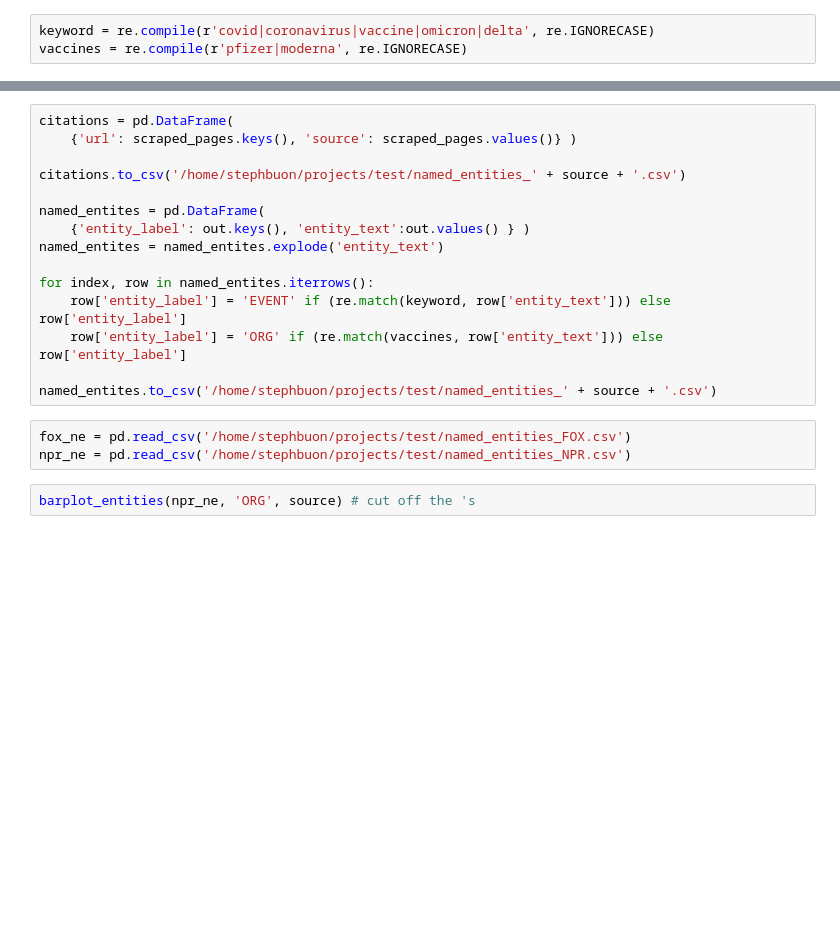
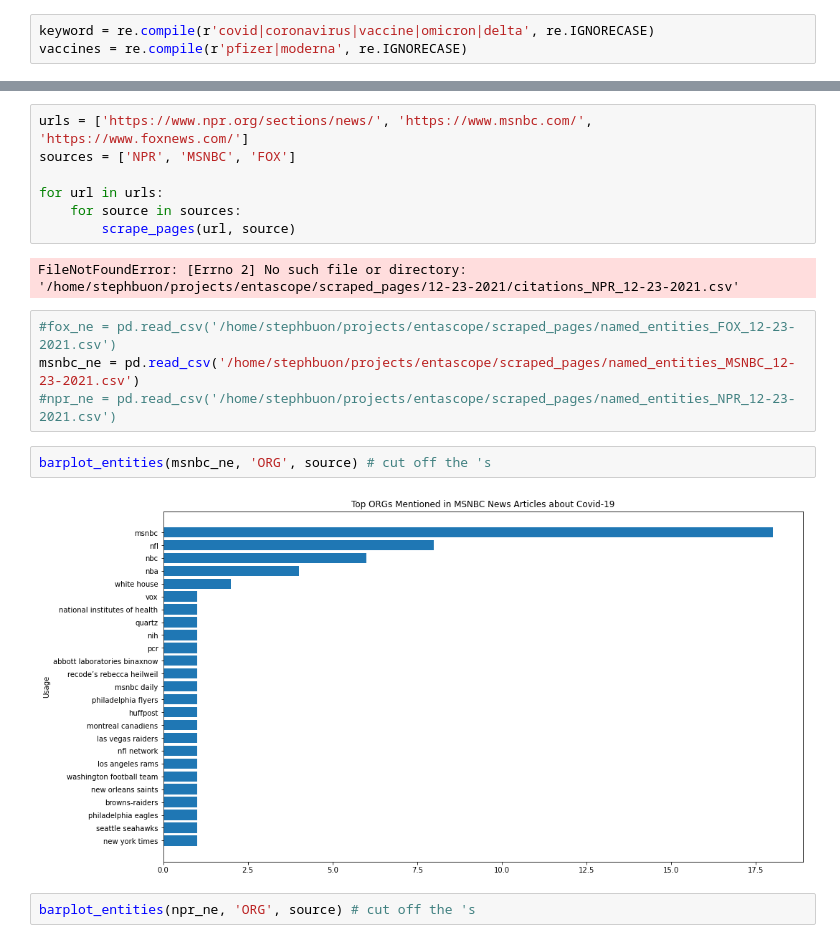
Before and after one commit to stephbuon/entascope, a Jupyter notebook: t.ipynb, the cells around one changed output, grey strips where cells are left out. Saved outputs shown, nothing was run; the diff lists cells and outputs as text; blank space fills up the shorter version.

Commit message:
bettered the data export file hierarhy

```diff
--- a/t.ipynb
+++ b/t.ipynb
@@ -121,21 +145,20 @@ for link in initial_page.findAll('a'):
-# %%
-citations = pd.DataFrame(
-    {'url': scraped_pages.keys(), 'source': scraped_pages.values()} )
-
-citations.to_csv('/home/stephbuon/projects/test/named_entities_' + source + '.csv')
-
-named_entites = pd.DataFrame(
-    {'entity_label': out.keys(), 'entity_text':out.values() } )
-named_entites = named_entites.explode('entity_text')
-
-for index, row in named_entites.iterrows():
-    row['entity_label'] = 'EVENT' if (re.match(keyword, row['entity_text'])) else row['entity_label']
-    row['entity_label'] = 'ORG' if (re.match(vaccines, row['entity_text'])) else row['entity_label']
-
-named_entites.to_csv('/home/stephbuon/projects/test/named_entities_' + source + '.csv')
+# %%
+urls = ['https://www.npr.org/sections/news/', 'https://www.msnbc.com/', 'https://www.foxnews.com/']
+sources = ['NPR', 'MSNBC', 'FOX']
+
+for url in urls:
+    for source in sources:
+        scrape_pages(url, source)
+# %% [output]
+FileNotFoundError: [Errno 2] No such file or directory: '/home/stephbuon/projects/entascope/scraped_pages/12-23-2021/citations_NPR_12-23-2021.csv'
 # %%
-fox_ne = pd.read_csv('/home/stephbuon/projects/test/named_entities_FOX.csv')
-npr_ne = pd.read_csv('/home/stephbuon/projects/test/named_entities_NPR.csv')
+#fox_ne = pd.read_csv('/home/stephbuon/projects/entascope/scraped_pages/named_entities_FOX_12-23-2021.csv')
+msnbc_ne = pd.read_csv('/home/stephbuon/projects/entascope/scraped_pages/named_entities_MSNBC_12-23-2021.csv')
+#npr_ne = pd.read_csv('/home/stephbuon/projects/entascope/scraped_pages/named_entities_NPR_12-23-2021.csv')
+# %%
+barplot_entities(msnbc_ne, 'ORG', source) # cut off the 's
+# %% [output]
+[figure, added]
 # %%
 barplot_entities(npr_ne, 'ORG', source) # cut off the 's
 # %% [output]
```
Also changed, not shown: parts of 6 cells of this notebook, 6 other files.
